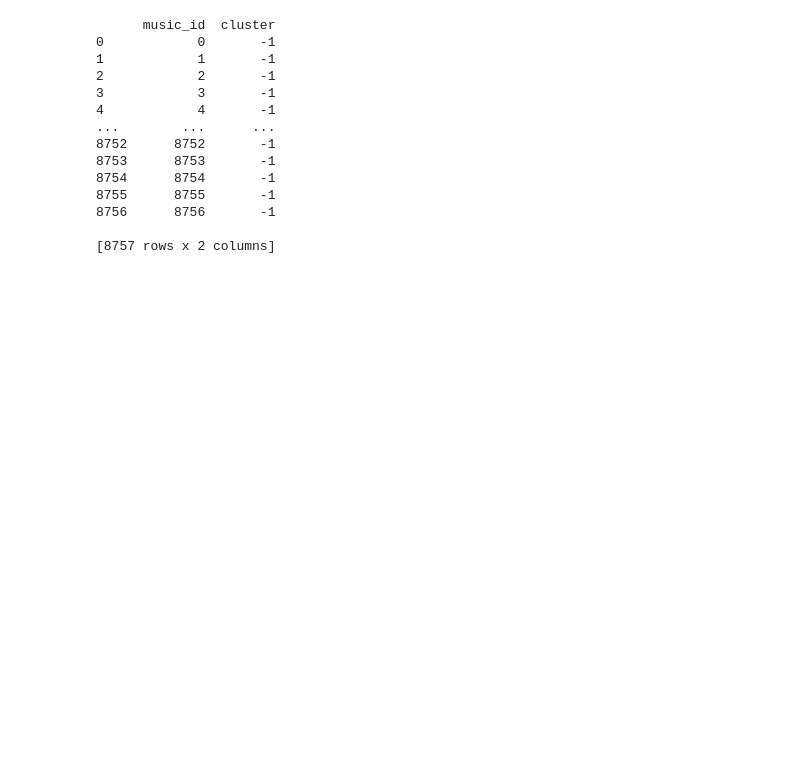
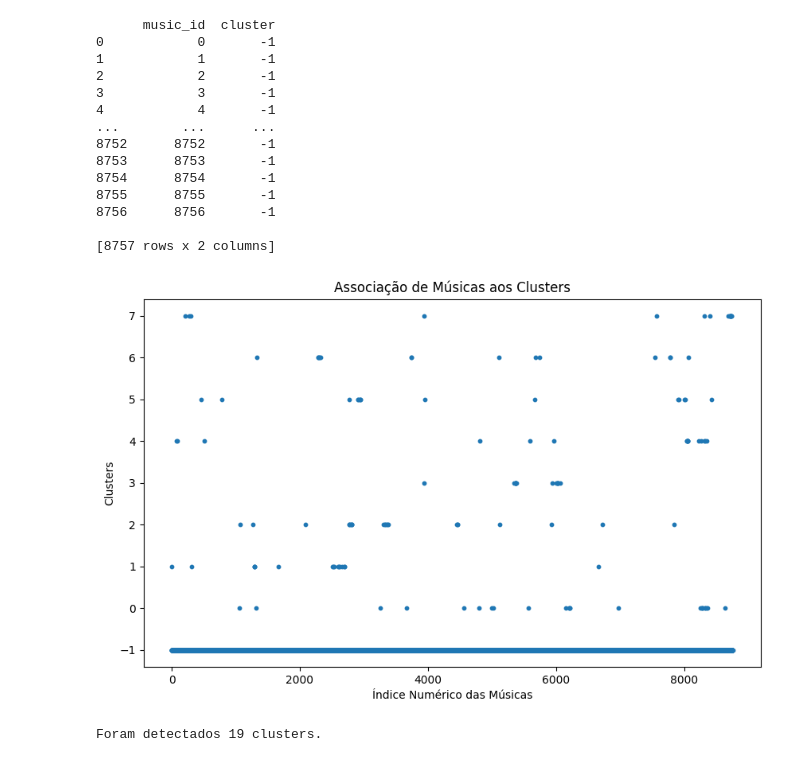
Before and after one commit to claraferreirabatista/30000-spotify-songs-machine-learning-popularidade, a Jupyter notebook: 6_DBSCAN.ipynb, the cells around one changed output. Cells and saved outputs as stored; diff of their text form; code cells hidden in the pictures; blank space fills up the shorter version.

```diff
--- a/6_DBSCAN.ipynb
+++ b/6_DBSCAN.ipynb
@@ -180,3 +344,17 @@ print(musicas_por_cluster)
 8756      8756       -1
 
 [8757 rows x 2 columns]
+# %%
+plt.figure(figsize=(10, 6))
+plt.scatter(musicas_por_cluster['music_id'], musicas_por_cluster['cluster'], s=10)
+plt.title('Associação de Músicas aos Clusters')
+plt.xlabel('Índice Numérico das Músicas')
+plt.ylabel('Clusters')
+plt.show()
+# %% [output]
+[figure, added]
+# %%
+num_clusters = len(set(rotulos)) - (1 if -1 in rotulos else 0)
+print(f"Foram detectados {num_clusters} clusters.")
+# %% [output]
+Foram detectados 19 clusters.
```
Also changed, not shown: parts of 26 cells of this notebook.
